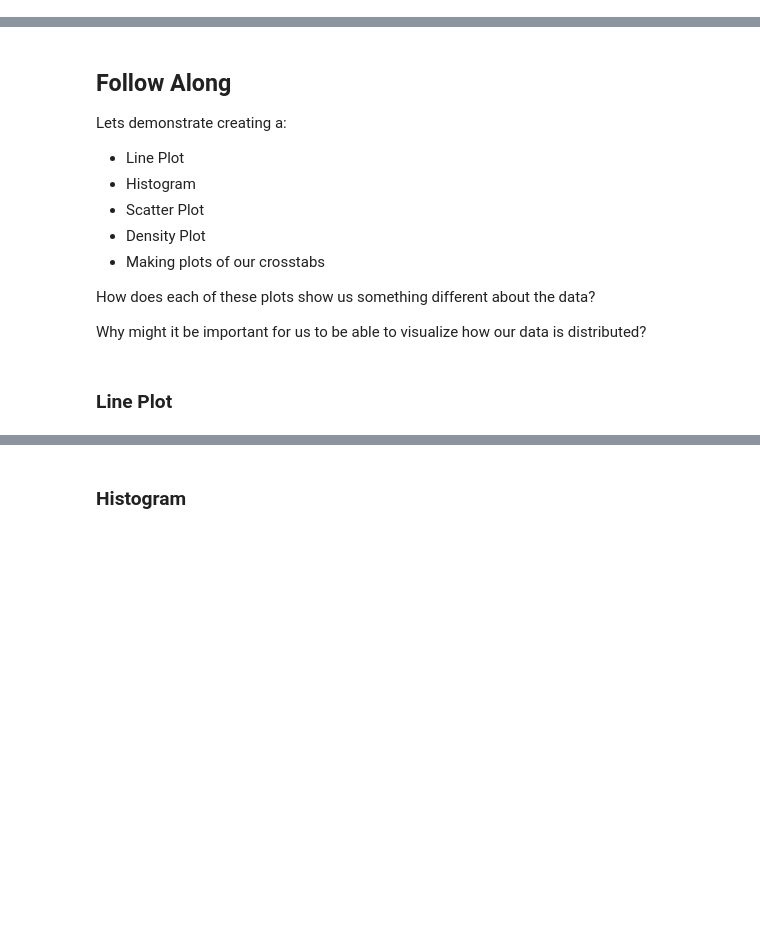
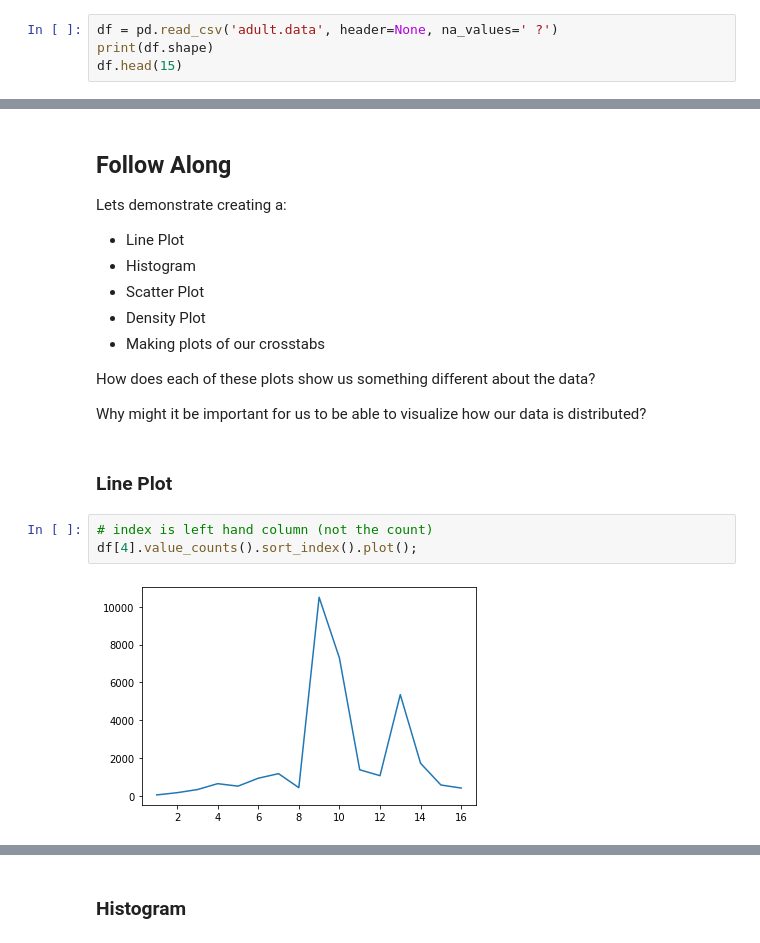
Before and after one commit to samanthagatt/DS-Unit-1-Sprint-1-Data-Wrangling-and-Storytelling, a Jupyter notebook: module1-exploratory-data-analysis/LS_DS_111_Exploratory_Data_Analysis.ipynb, the cells around one changed output, grey strips where cells are left out. Saved outputs shown, nothing was run; the diff lists cells and outputs as text; blank space fills up the shorter version.

```diff
--- a/module1-exploratory-data-analysis/LS_DS_111_Exploratory_Data_Analysis.ipynb
+++ b/module1-exploratory-data-analysis/LS_DS_111_Exploratory_Data_Analysis.ipynb
@@ -176,2 +231,6 @@ We won't always have CSVs hosted on the interwebs for us. We need to be able to
 # %% [markdown]
 ### Method 2: Use the GUI (Graphical User Interface)
+# %%
+df = pd.read_csv('adult.data', header=None, na_values=' ?')
+print(df.shape)
+df.head(15)
@@ -233,3 +473,8 @@ How does each of these plots show us something different about the data?
 Why might it be important for us to be able to visualize how our data is distributed?
 # %% [markdown]
 ### Line Plot
+# %%
+# index is left hand column (not the count)
+df[4].value_counts().sort_index().plot();
+# %% [output]
+[figure, added]
```
Also changed, not shown: parts of 30 cells of this notebook.
